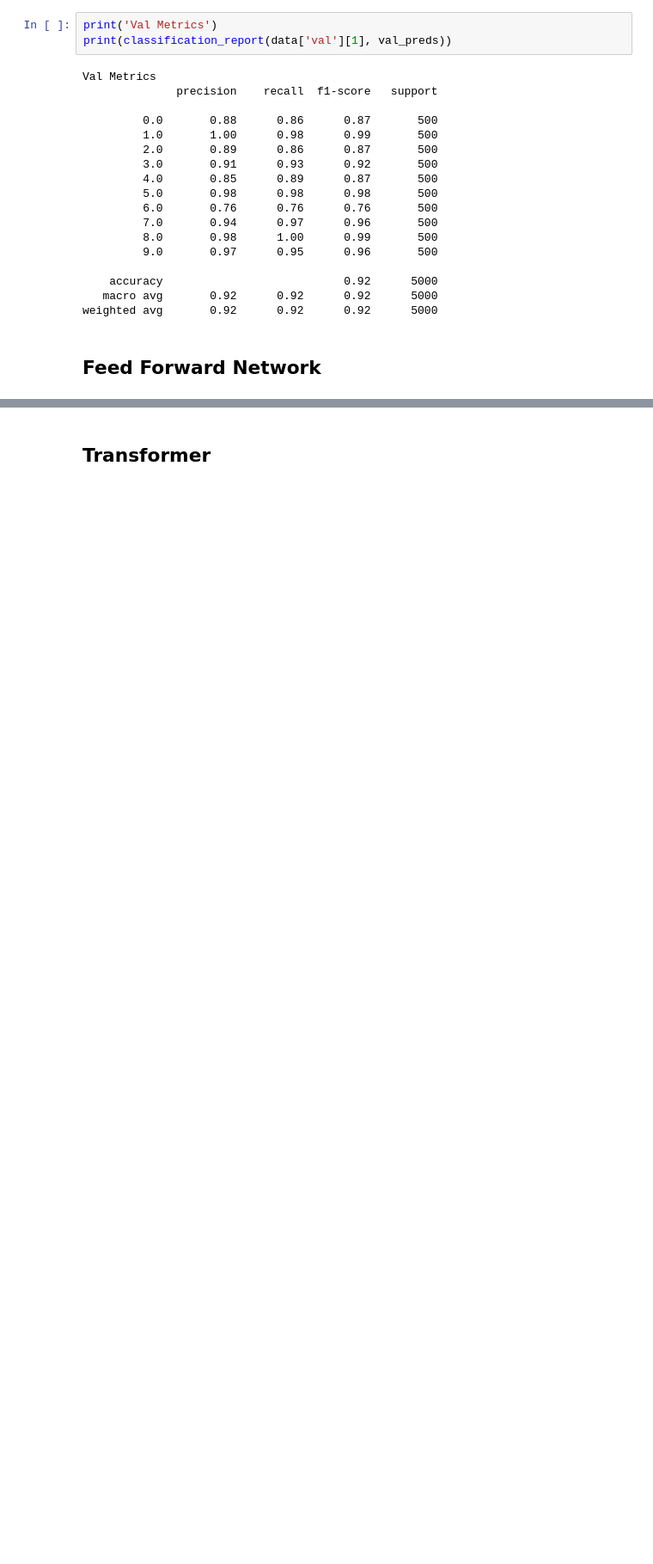
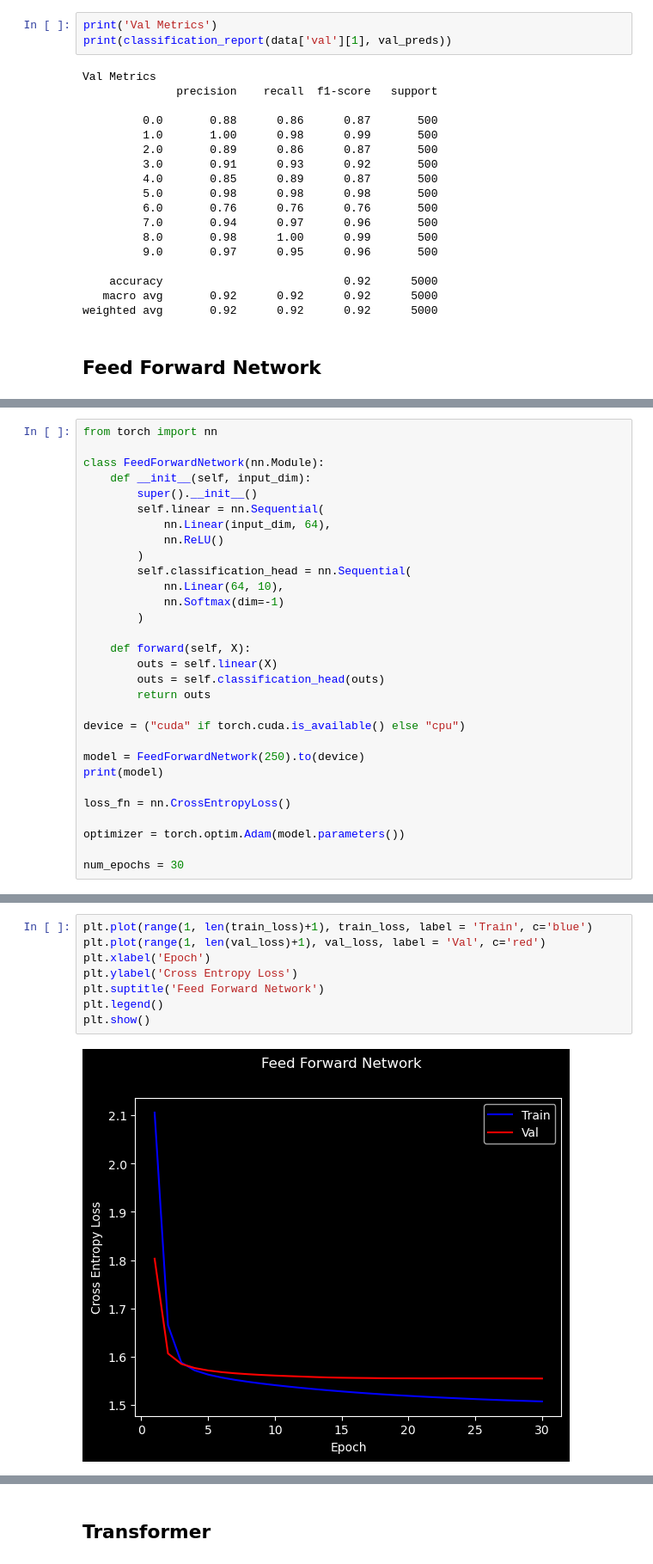
Before and after one commit to xiuyu-lana/Data_Mining_Project_Group_19, a Jupyter notebook: vit_main.ipynb, the cells around one changed output, grey strips where cells are left out. Shown at 86% size. Cells and saved outputs as stored; diff of their text form; blank space fills up the shorter version.

```diff
--- a/vit_main.ipynb
+++ b/vit_main.ipynb
@@ -441,0 +460,30 @@ weighted avg       0.92      0.92      0.92      5000
+# %%
+from torch import nn
+
+class FeedForwardNetwork(nn.Module):
+    def __init__(self, input_dim):
+        super().__init__()
+        self.linear = nn.Sequential(
+            nn.Linear(input_dim, 64),
+            nn.ReLU()
+        )
+        self.classification_head = nn.Sequential(
+            nn.Linear(64, 10),
+            nn.Softmax(dim=-1)
+        )
+
+    def forward(self, X):
+        outs = self.linear(X)
+        outs = self.classification_head(outs)
+        return outs
+
+device = ("cuda" if torch.cuda.is_available() else "cpu")
+
+model = FeedForwardNetwork(250).to(device)
+print(model)
+
+loss_fn = nn.CrossEntropyLoss()
+
+optimizer = torch.optim.Adam(model.parameters())
+
+num_epochs = 30
@@ -441,0 +546,10 @@ weighted avg       0.92      0.92      0.92      5000
+# %%
+plt.plot(range(1, len(train_loss)+1), train_loss, label = 'Train', c='blue')
+plt.plot(range(1, len(val_loss)+1), val_loss, label = 'Val', c='red')
+plt.xlabel('Epoch')
+plt.ylabel('Cross Entropy Loss')
+plt.suptitle('Feed Forward Network')
+plt.legend()
+plt.show()
+# %% [output]
+[figure, added]
```
Also changed, not shown: parts of 8 cells of this notebook, 1 other file.
